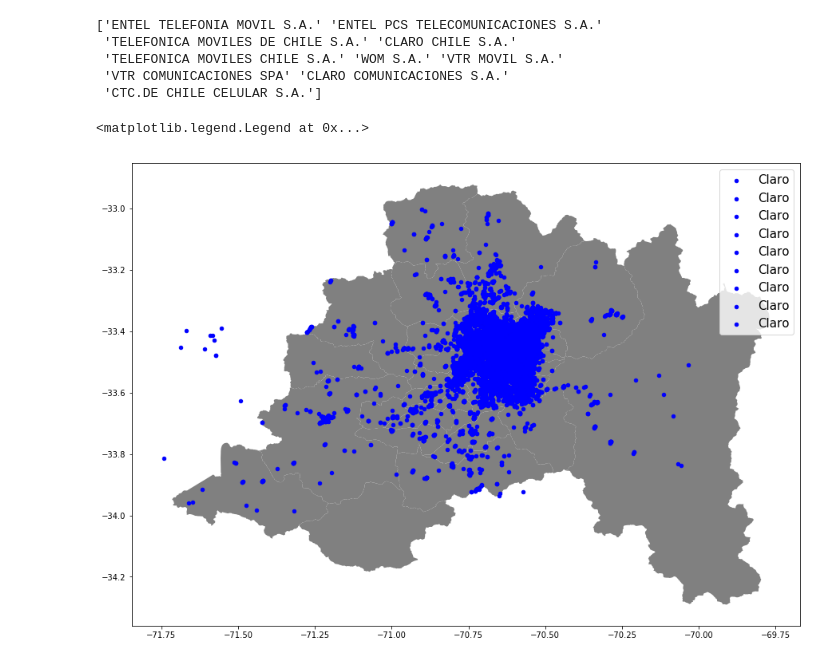
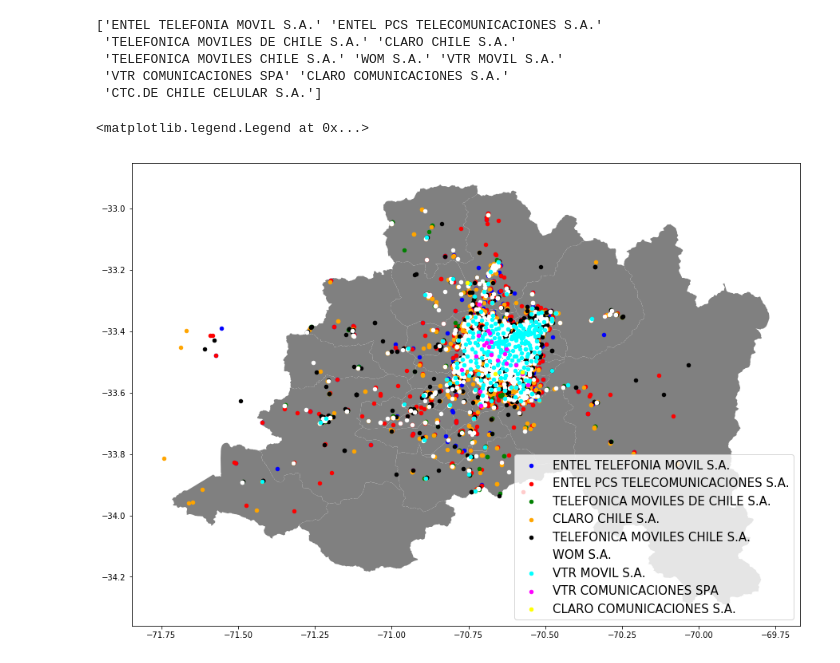
Before and after one commit to tmsl31/EL7043, a Jupyter notebook: T5/Tarea 5 - Banda Ancha.ipynb, the cells around one changed output. Drawn from its saved outputs; the diff is of its cells as text; code cells hidden in the pictures.

```diff
--- a/T5/Tarea 5 - Banda Ancha.ipynb
+++ b/T5/Tarea 5 - Banda Ancha.ipynb
@@ -57,17 +57,17 @@ print(nombresOperadoras)
 # %%
 #Grafico
 fig,ax = plt.subplots(figsize = (15,15))
 street_map.plot(ax=ax, alpha = 1, color = "grey")
-geo_df[geo_df.Empresa==nombresOperadoras[0]].plot(ax=ax,markersize=20,color = 'blue', marker = 'o', label = "Claro")
-geo_df[geo_df.Empresa==nombresOperadoras[1]].plot(ax=ax,markersize=20,color = 'blue', marker = 'o', label = "Claro")
-geo_df[geo_df.Empresa==nombresOperadoras[2]].plot(ax=ax,markersize=20,color = 'blue', marker = 'o', label = "Claro")
-geo_df[geo_df.Empresa==nombresOperadoras[3]].plot(ax=ax,markersize=20,color = 'blue', marker = 'o', label = "Claro")
-geo_df[geo_df.Empresa==nombresOperadoras[4]].plot(ax=ax,markersize=20,color = 'blue', marker = 'o', label = "Claro")
-geo_df[geo_df.Empresa==nombresOperadoras[5]].plot(ax=ax,markersize=20,color = 'blue', marker = 'o', label = "Claro")
-geo_df[geo_df.Empresa==nombresOperadoras[6]].plot(ax=ax,markersize=20,color = 'blue', marker = 'o', label = "Claro")
-geo_df[geo_df.Empresa==nombresOperadoras[7]].plot(ax=ax,markersize=20,color = 'blue', marker = 'o', label = "Claro")
-geo_df[geo_df.Empresa==nombresOperadoras[8]].plot(ax=ax,markersize=20,color = 'blue', marker = 'o', label = "Claro")
+geo_df[geo_df.Empresa==nombresOperadoras[0]].plot(ax=ax,markersize=20,color = 'blue', marker = 'o', label = nombresOperadoras[0])
+geo_df[geo_df.Empresa==nombresOperadoras[1]].plot(ax=ax,markersize=20,color = 'red', marker = 'o', label = nombresOperadoras[1])
+geo_df[geo_df.Empresa==nombresOperadoras[2]].plot(ax=ax,markersize=20,color = 'green', marker = 'o', label = nombresOperadoras[2])
+geo_df[geo_df.Empresa==nombresOperadoras[3]].plot(ax=ax,markersize=20,color = 'orange', marker = 'o', label = nombresOperadoras[3])
+geo_df[geo_df.Empresa==nombresOperadoras[4]].plot(ax=ax,markersize=20,color = 'black', marker = 'o', label = nombresOperadoras[4])
+geo_df[geo_df.Empresa==nombresOperadoras[5]].plot(ax=ax,markersize=20,color = 'white', marker = 'o', label = nombresOperadoras[5])
+geo_df[geo_df.Empresa==nombresOperadoras[6]].plot(ax=ax,markersize=20,color = 'cyan', marker = 'o', label = nombresOperadoras[6])
+geo_df[geo_df.Empresa==nombresOperadoras[7]].plot(ax=ax,markersize=20,color = 'magenta', marker = 'o', label = nombresOperadoras[7])
+geo_df[geo_df.Empresa==nombresOperadoras[8]].plot(ax=ax,markersize=20,color = 'yellow', marker = 'o', label = nombresOperadoras[8])
 plt.legend(prop={'size':15})
 # %% [output]
 <matplotlib.legend.Legend at 0x...>
-[figure, old version]
+[figure, new version]
```
Also changed, not shown: 2 other files.
